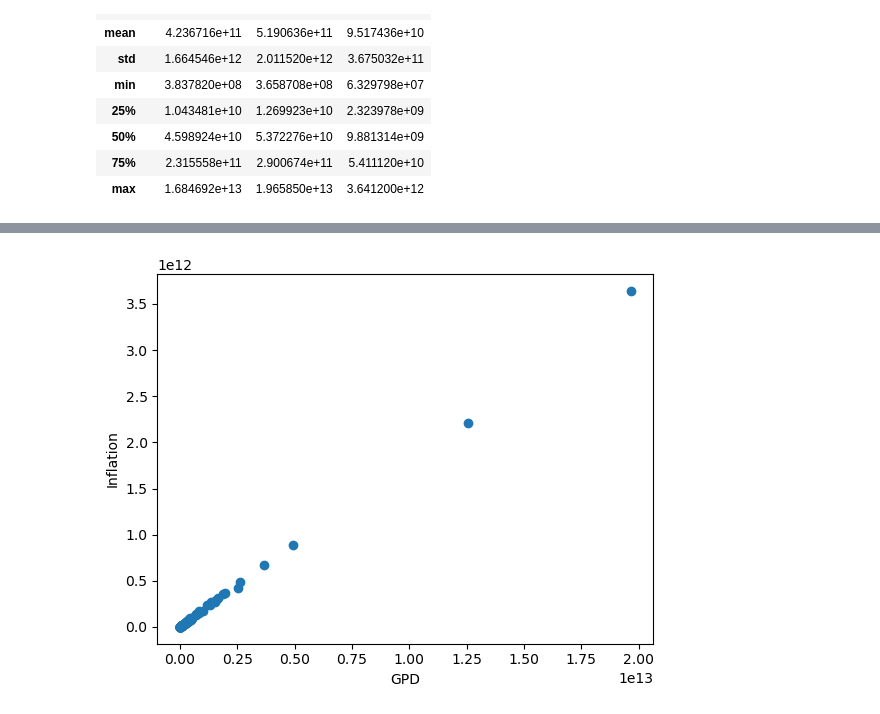
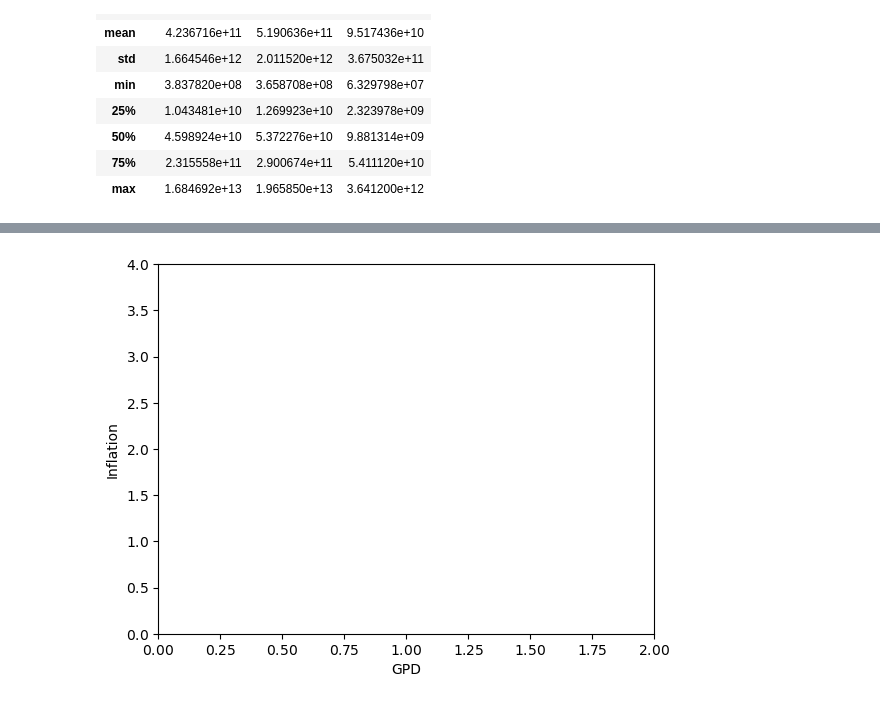
Before and after one commit to ashumskyy/data-dynamos-project-1, a Jupyter notebook: Cleaning Data_summary statistics_graphs.ipynb, the cells around one changed output, grey strips where cells are left out. Drawn from its saved outputs; the diff is of its cells as text; code cells hidden in the pictures.

```diff
--- a/Cleaning Data_summary statistics_graphs.ipynb
+++ b/Cleaning Data_summary statistics_graphs.ipynb
@@ -422,7 +421,7 @@ combined_df.tail()
 # %%
 # combined_df.describe()
 # %%
-regions_csv = pd.read_csv('data-dynamos-project-1/Resources/regions.csv')
+regions_csv = pd.read_csv('Resources/regions.csv')
 regions_df = pd.DataFrame(regions_csv)
 
 regions_df = regions_df.rename(columns={"Regions":"Country Name"})
@@ -488,7 +503,10 @@ The standard deviation of all countries GDP is: 2011519770347.66
 # %%
 plt.scatter(combined_df2.iloc[:,3],combined_df2.iloc[:,4])
 plt.xlabel('GPD')
 plt.ylabel('Inflation')
+plt.ticklabel_format(useMathText=True)
+plt.xlim(0,2)
+plt.ylim(0,4)
 plt.show()
 # %% [output]
-[figure, old version]
+[figure, new version]
```
Also changed, not shown: parts of 9 cells of this notebook.
